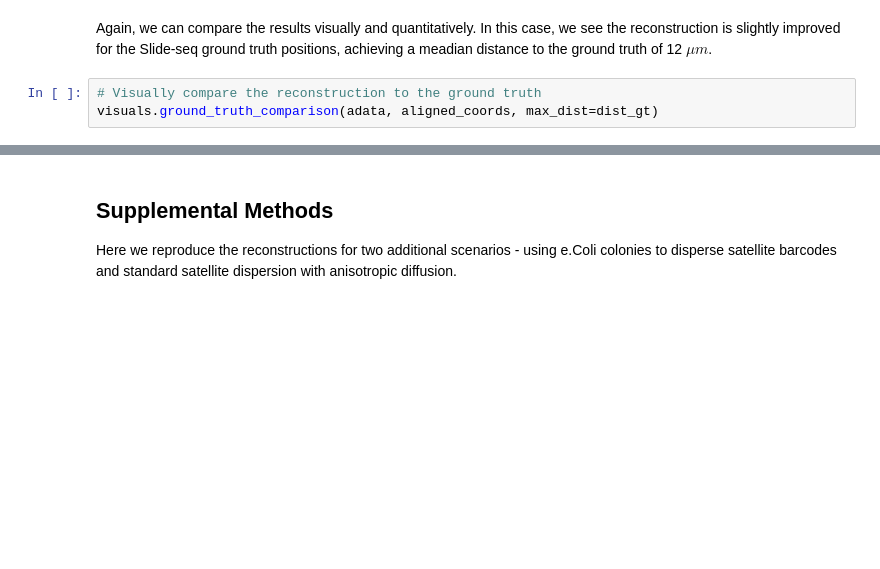
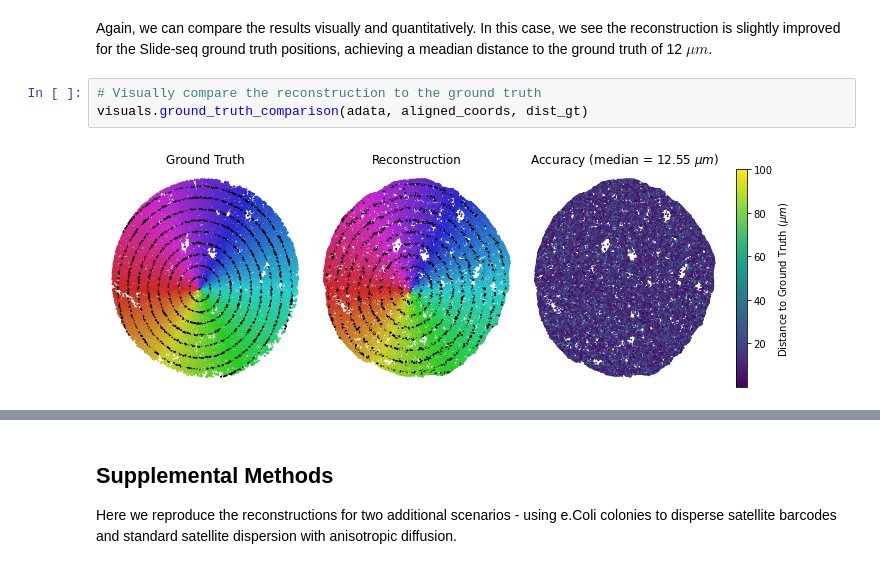
Before and after one commit to schiebingerlab/DNA-GPS, a Jupyter notebook: notebooks/Notebook-2-UMAP-reconstruction.ipynb, the cells around one changed output, grey strips where cells are left out. Saved outputs shown, nothing was run; the diff lists cells and outputs as text; blank space fills up the shorter version.

Commit message:
Fixed minor bug in plotting code

```diff
--- a/notebooks/Notebook-2-UMAP-reconstruction.ipynb
+++ b/notebooks/Notebook-2-UMAP-reconstruction.ipynb
@@ -81,7 +118,9 @@ dist_gt = dist_gt*n*BEADWIDTH # Scale distance to ground truth to um
 Again, we can compare the results visually and quantitatively. In this case, we see the reconstruction is slightly improved for the Slide-seq ground truth positions, achieving a meadian distance to the ground truth of 12 $\mu m$.
 # %%
 # Visually compare the reconstruction to the ground truth
-visuals.ground_truth_comparison(adata, aligned_coords, max_dist=dist_gt)
+visuals.ground_truth_comparison(adata, aligned_coords, dist_gt)
+# %% [output]
+[figure, added]
 # %%
 # Plot the complementary cummulative distribution
 visuals.complementary_cummulative_distribution(dist_gt, max_dist=140)
```
Also changed, not shown: parts of 6 cells of this notebook, 1 other file.
